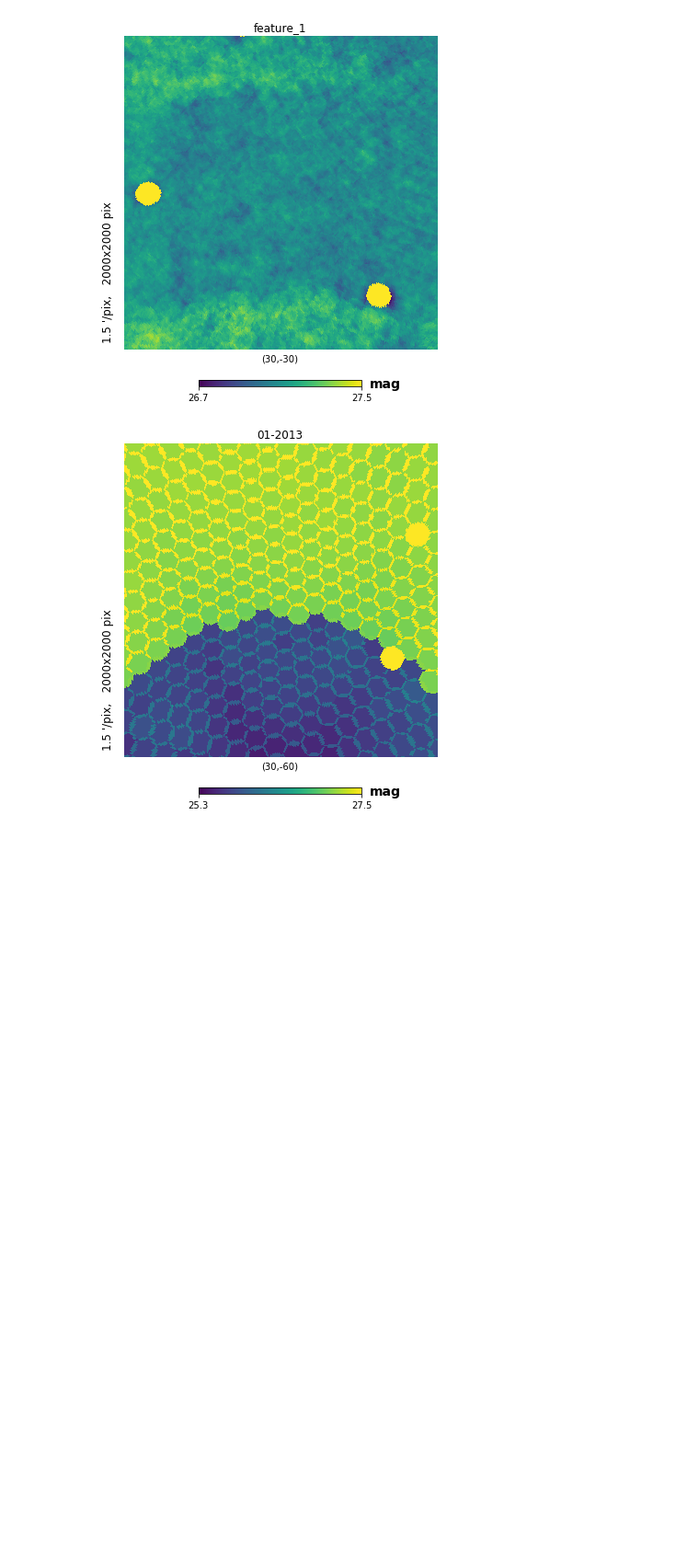
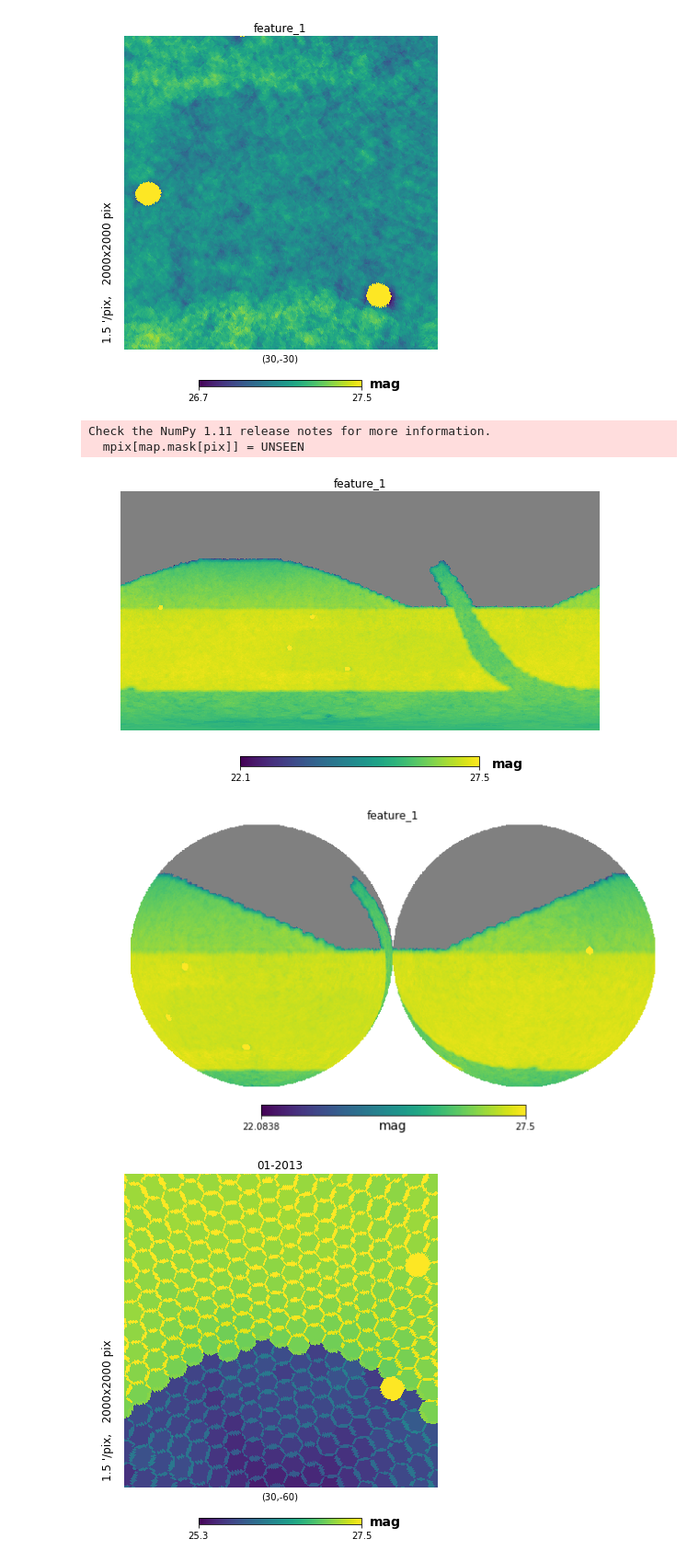
Before and after one commit to yoachim/18_scratch, a Jupyter notebook: dither_plots/dither_check.ipynb, the cells around one changed output. Shown at 92% size. Saved outputs shown, nothing was run; the diff lists cells and outputs as text; code cells hidden in the pictures; blank space fills up the shorter version.

Commit message:
check projeciton effects

```diff
--- a/dither_plots/dither_check.ipynb
+++ b/dither_plots/dither_check.ipynb
@@ -123,6 +123,15 @@ plt.savefig('feature_zoomed.pdf')
 [figure]
 [figure]
 [figure]
+# %%
+# Can I get rid of those weird rings with a different projection
+hp.cartview(bundle3.metricValues,  max=mag_max, unit='mag', title='feature_1')
+hp.orthview(bundle3.metricValues, max=mag_max, unit='mag', title='feature_1')
+# %% [output]
+Check the NumPy 1.11 release notes for more information.
+  mpix[map.mask[pix]] = UNSEEN
+[figure, added]
+[figure, added]
 # %%
 mag_min=25.3
 hp.gnomview(bundle.metricValues, rot=(30,-60,0), xsize=2000, ysize=2000, max=mag_max, min=mag_min, unit='mag', title='01-2013')
```
Also changed, not shown: parts of 3 cells of this notebook.
